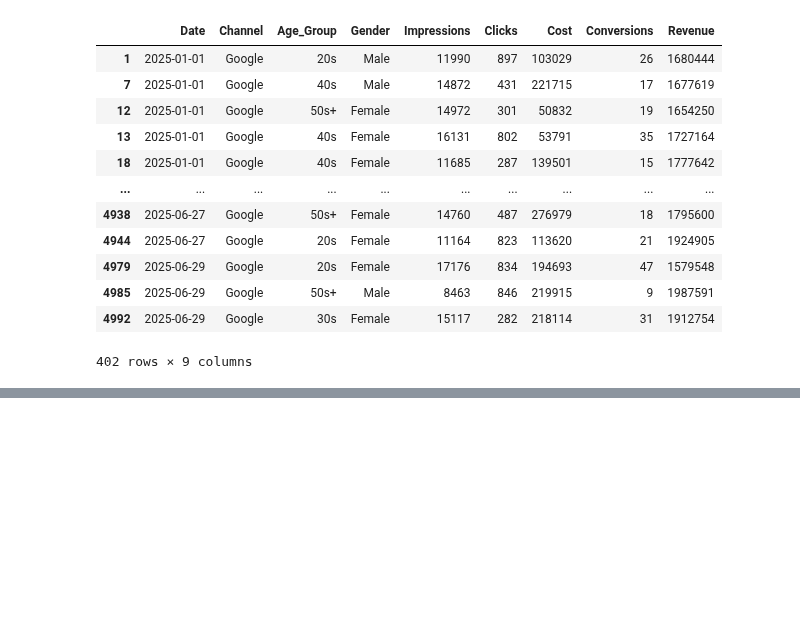
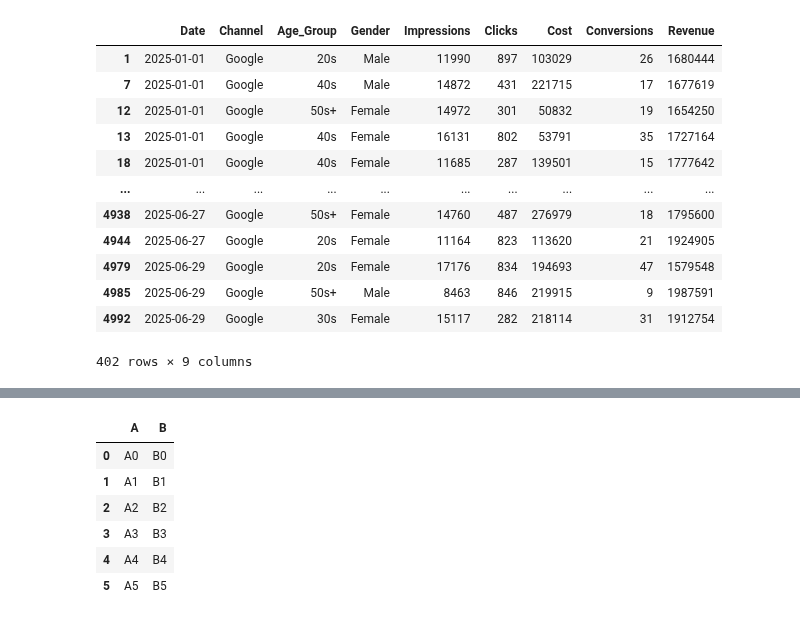
Before and after one commit to PangHee1027/SKN, a Jupyter notebook: SKN/머신러닝/데이터전처리.ipynb, the cells around one changed output, grey strips where cells are left out. Saved outputs shown, nothing was run; the diff lists cells and outputs as text; code cells hidden in the pictures; blank space fills up the shorter version.

```diff
--- a/SKN/머신러닝/데이터전처리.ipynb
+++ b/SKN/머신러닝/데이터전처리.ipynb
@@ -335,0 +343,19 @@ display(df5_queried3)
+# %%
+# 샘플 데이터프레임 생성
+df1 = pd.DataFrame({'A': ['A0', 'A1'], 'B': ['B0', 'B1']})
+df2 = pd.DataFrame({'A': ['A2', 'A3'], 'B': ['B2', 'B3']})
+df3 = pd.DataFrame({'A': ['A4', 'A5'], 'B': ['B4', 'B5']})
+
+# axis=0 방향으로 병합 (기본값, 위아래 병합)
+# ignore_index=True를 통해 인덱스를 0, 1, 2, 3, 4, 5로 재배열
+df_concat = pd.concat([df1, df2, df3], ignore_index=True)
+
+display(df_concat)
+# %% [output]
+|  | A | B |
+| 0 | A0 | B0 |
+| 1 | A1 | B1 |
+| 2 | A2 | B2 |
+| 3 | A3 | B3 |
+| 4 | A4 | B4 |
+| 5 | A5 | B5 |
```
Also changed, not shown: parts of 1 cell of this notebook, 24 other files.
